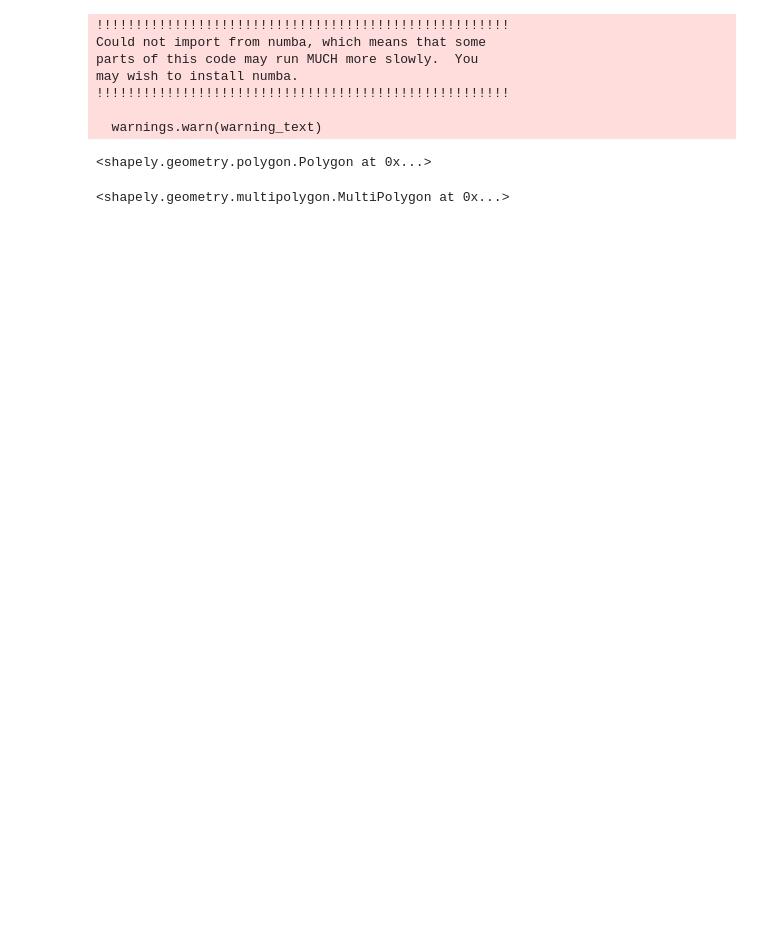
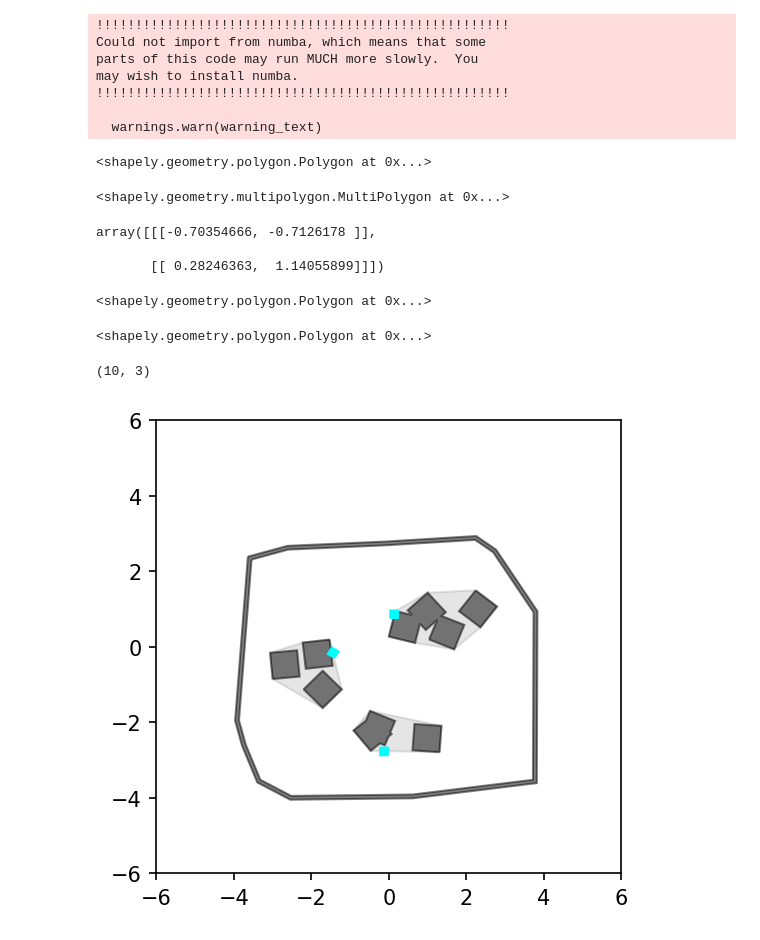
Before and after one commit to wwwshwww/randoor, a Jupyter notebook: test_generator.ipynb, the cells around one changed output. Cells and saved outputs as stored; diff of their text form; code cells hidden in the pictures; blank space fills up the shorter version.

Commit message:
Add SimpleSearchRoomGenerator

```diff
--- a/test_generator.ipynb
+++ b/test_generator.ipynb
@@ -17,2 +17,54 @@ room.get_collision_poly()
 # %% [output]
 <shapely.geometry.multipolygon.MultiPolygon at 0x...>
+# %%
+from randoor.spawner import geom
+from randoor.spawner import poly
+from shapely.geometry import Polygon
+import numpy as np
+
+p = Polygon(poly.get_square_horizon((0,0), 1, np.pi/4))
+samples = geom.sample_from_faces([p, p], 1, 0.01)
+samples
+# %% [output]
+array([[[-0.70354666, -0.7126178 ]],
+
+       [[ 0.28246363,  1.14055899]]])
+# %%
+from randoor.generator.simple_search_room import SimpleSearchRoomGenerator
+ss_generator = SimpleSearchRoomGenerator()
+ss_room = ss_generator.generate_new()
+ss_room.get_freespace_poly()
+# %% [output]
+<shapely.geometry.polygon.Polygon at 0x...>
+# %%
+ss_room.get_freezone_poly()
+# %% [output]
+<shapely.geometry.polygon.Polygon at 0x...>
+# %%
+ss_room.obstacle_count, ss_room.target_count
+# %% [output]
+(10, 3)
+# %%
+import matplotlib.pyplot as plt
+import numpy as np
+from descartes import PolygonPatch
+from shapely.ops import unary_union
+
+fig = plt.figure(1, figsize=(4,4), dpi=150)
+plt.xlim(-6,6)
+plt.ylim(-6,6)
+ax = fig.add_subplot(111)
+
+wall = unary_union(ss_room.polygons[ss_room.tag_wall])
+obstacles = unary_union(ss_room.polygons[ss_room.tag_obstacle])
+targets = unary_union(ss_room.polygons[ss_room.tag_target])
+zones = unary_union(ss_room.obstacle_hulls)
+
+ax.add_patch(PolygonPatch(wall, color='black', alpha=0.5, zorder=1))
+ax.add_patch(PolygonPatch(obstacles, color='black', alpha=0.5, zorder=2))
+ax.add_patch(PolygonPatch(zones, color='black', alpha=0.1, zorder=3))
+ax.add_patch(PolygonPatch(targets, color='cyan', alpha=1, zorder=4))
+
+plt.show()
+# %% [output]
+[figure, added]
```
Also changed, not shown: parts of 2 cells of this notebook, 4 other files.
